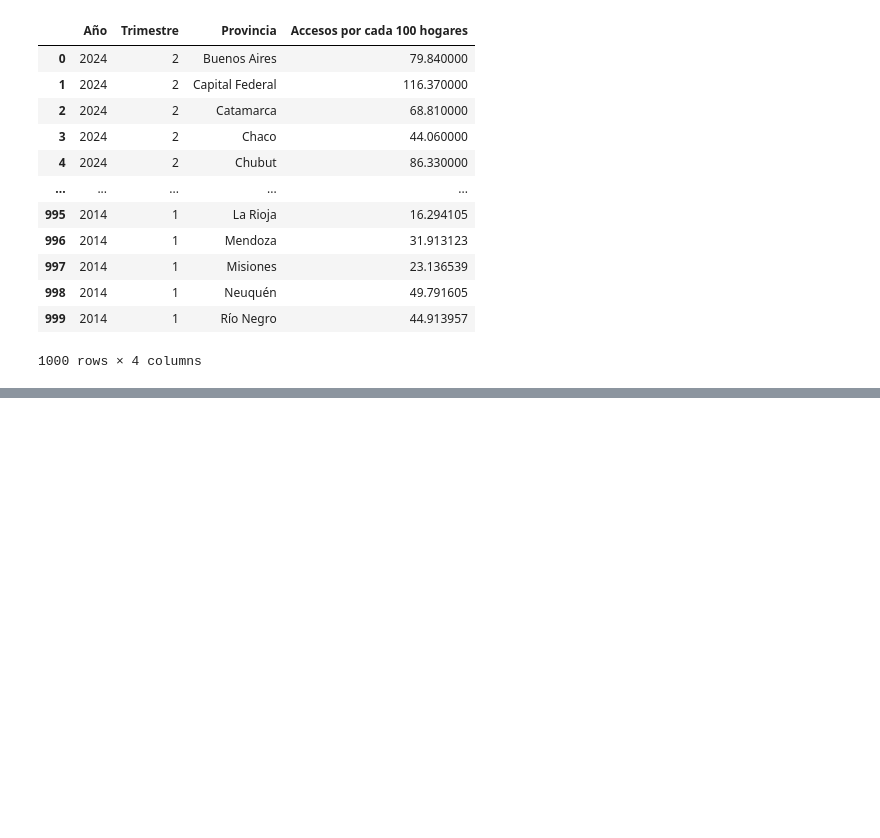
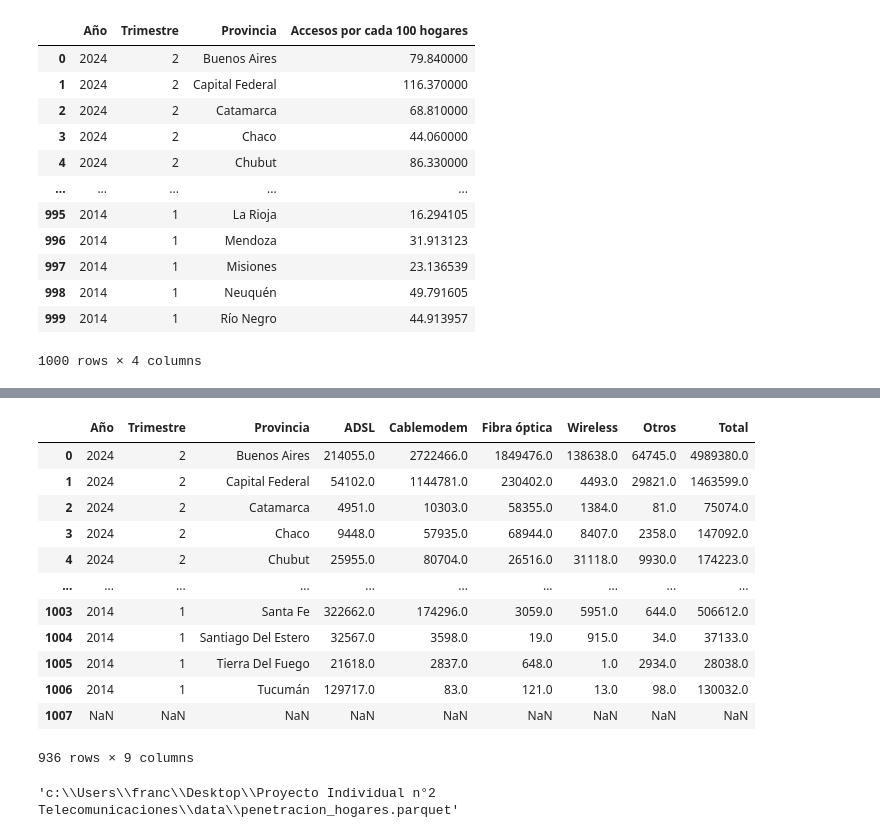
Before and after one commit to FranciscoHugoLezik/Proyecto-Individual-n-2-Telecomunicaciones, a Jupyter notebook: notebooks/Seleccion_de_datasets.ipynb, the cells around one changed output, grey strips where cells are left out. Cells and saved outputs as stored; diff of their text form; code cells hidden in the pictures; blank space fills up the shorter version.

```diff
--- a/notebooks/Seleccion_de_datasets.ipynb
+++ b/notebooks/Seleccion_de_datasets.ipynb
@@ -188,0 +261,16 @@ for dataset in seleccionados:
+# %%
+accesos_por_tecnologia
+# %% [output]
+|  | Año | Trimestre | Provincia | ADSL | Cablemodem | Fibra óptica | Wireless | Otros | Total |
+| 0 | 2024 | 2 | Buenos Aires | 214055.0 | 2722466.0 | 1849476.0 | 138638.0 | 64745.0 | 4989380.0 |
+| 1 | 2024 | 2 | Capital Federal | 54102.0 | 1144781.0 | 230402.0 | 4493.0 | 29821.0 | 1463599.0 |
+| 2 | 2024 | 2 | Catamarca | 4951.0 | 10303.0 | 58355.0 | 1384.0 | 81.0 | 75074.0 |
+| 3 | 2024 | 2 | Chaco | 9448.0 | 57935.0 | 68944.0 | 8407.0 | 2358.0 | 147092.0 |
+| 4 | 2024 | 2 | Chubut | 25955.0 | 80704.0 | 26516.0 | 31118.0 | 9930.0 | 174223.0 |
+| ... | ... | ... | ... | ... | ... | ... | ... | ... | ... |
+| 1003 | 2014 | 1 | Santa Fe | 322662.0 | 174296.0 | 3059.0 | 5951.0 | 644.0 | 506612.0 |
+| 1004 | 2014 | 1 | Santiago Del Estero | 32567.0 | 3598.0 | 19.0 | 915.0 | 34.0 | 37133.0 |
+| 1005 | 2014 | 1 | Tierra Del Fuego | 21618.0 | 2837.0 | 648.0 | 1.0 | 2934.0 | 28038.0 |
+| 1006 | 2014 | 1 | Tucumán | 129717.0 | 83.0 | 121.0 | 13.0 | 98.0 | 130032.0 |
+| 1007 | NaN | NaN | NaN | NaN | NaN | NaN | NaN | NaN | NaN |
+936 rows × 9 columns
@@ -188,0 +280,10 @@ for dataset in seleccionados:
+# %%
+ruta_a_exportar = os.path.join(
+    ruta_del_proyecto,
+    'data',
+    'penetracion_hogares.parquet'
+    )
+
+ruta_a_exportar
+# %% [output]
+'c:\\Users\\franc\\Desktop\\Proyecto Individual n°2 Telecomunicaciones\\data\\penetracion_hogares.parquet'
```
Also changed, not shown: parts of 12 cells of this notebook, 5 other files.
